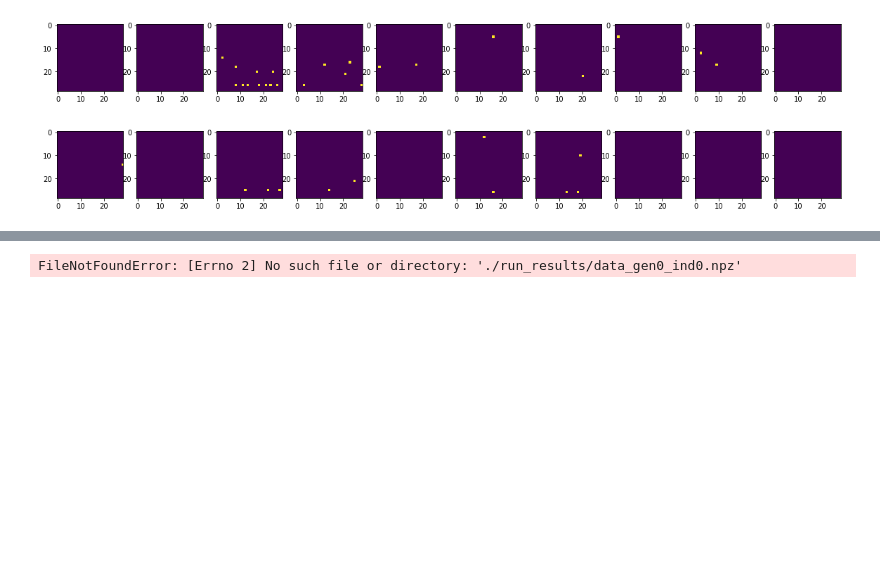
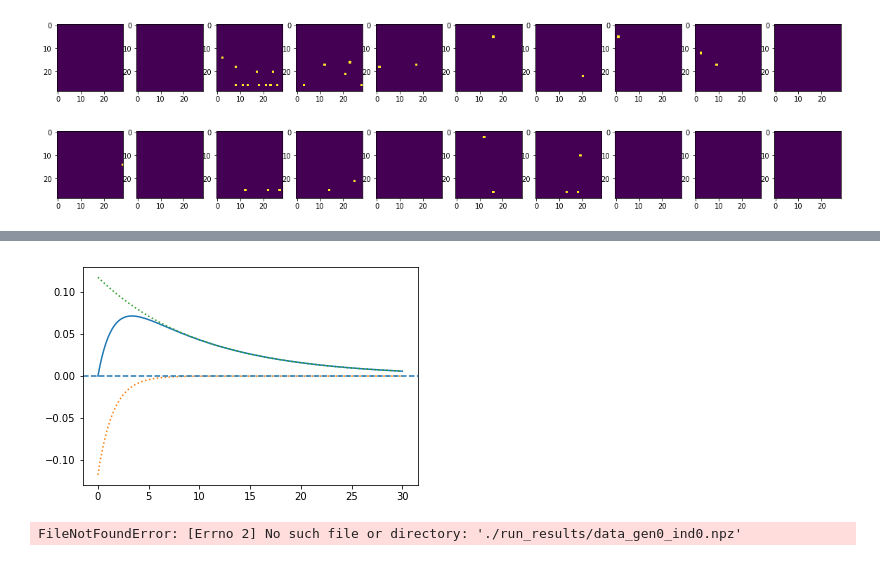
Before and after one commit to oyvinht/l2l-omniglot, a Jupyter notebook: see_results_contents.ipynb, the cells around one changed output, grey strips where cells are left out. Cells and saved outputs as stored; diff of their text form; code cells hidden in the pictures; blank space fills up the shorter version.

```diff
--- a/see_results_contents.ipynb
+++ b/see_results_contents.ipynb
@@ -376,3 +392,16 @@ plt.show()
+# %%
+x = np.arange(0.0, 30.1, 0.1)
+s = -(1.0/(10 - 1.5)) * np.exp(-x/1.5)
+f = (1.0/(10 - 1.5)) * np.exp(-x/10.0)
+v = f + s
+plt.figure()
+plt.plot(x, v)
+plt.plot(x, s, linestyle=':')
+plt.plot(x, f, linestyle=':')
+plt.axhline(0, linestyle='--')
+plt.show()
+# %% [output]
+[figure, added]
 # %%
 data = np.load('./run_results/data_gen0_ind0.npz')
 data['params'].item()['ind']
```
Also changed, not shown: parts of 7 cells of this notebook, 5 other files.
